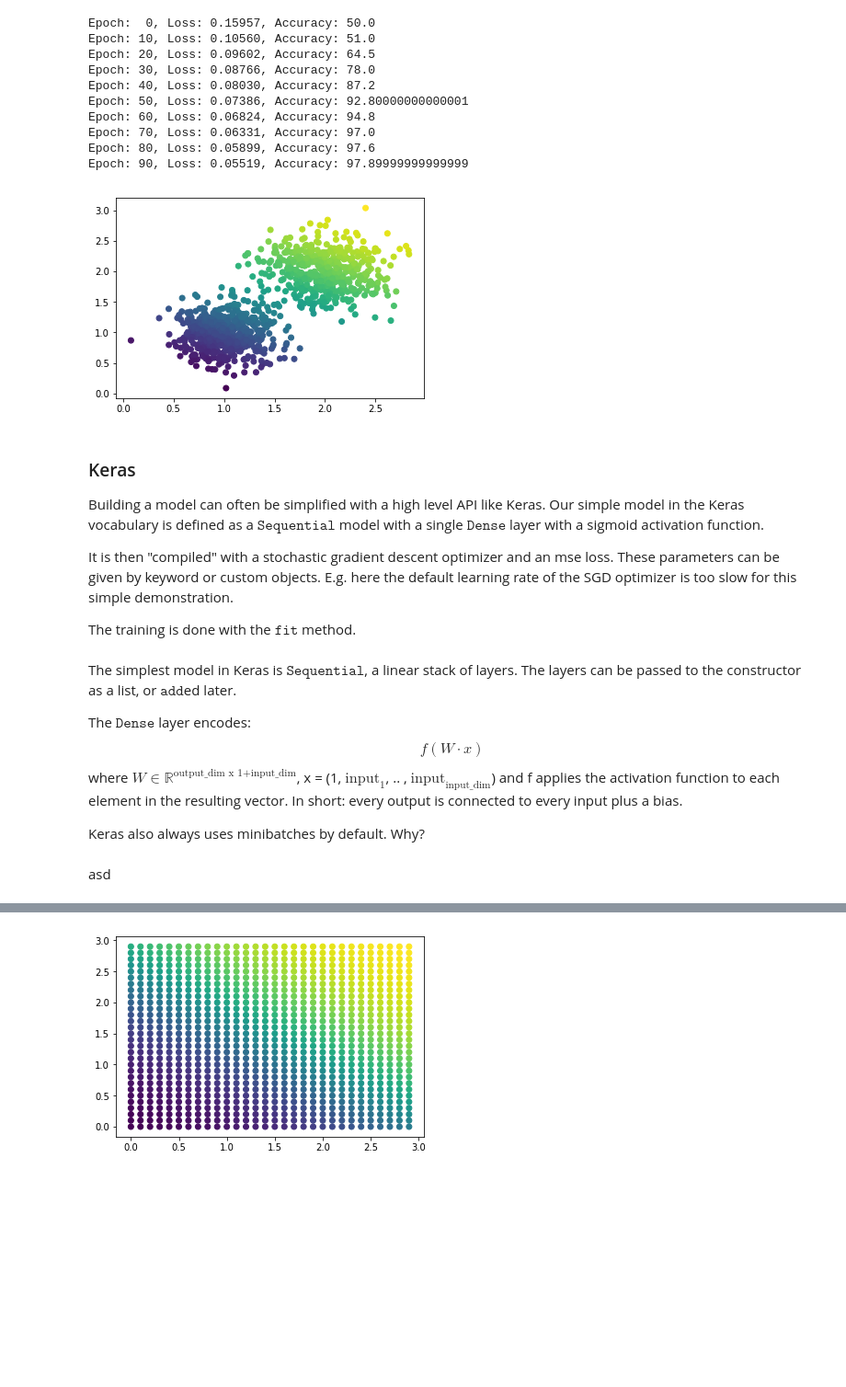
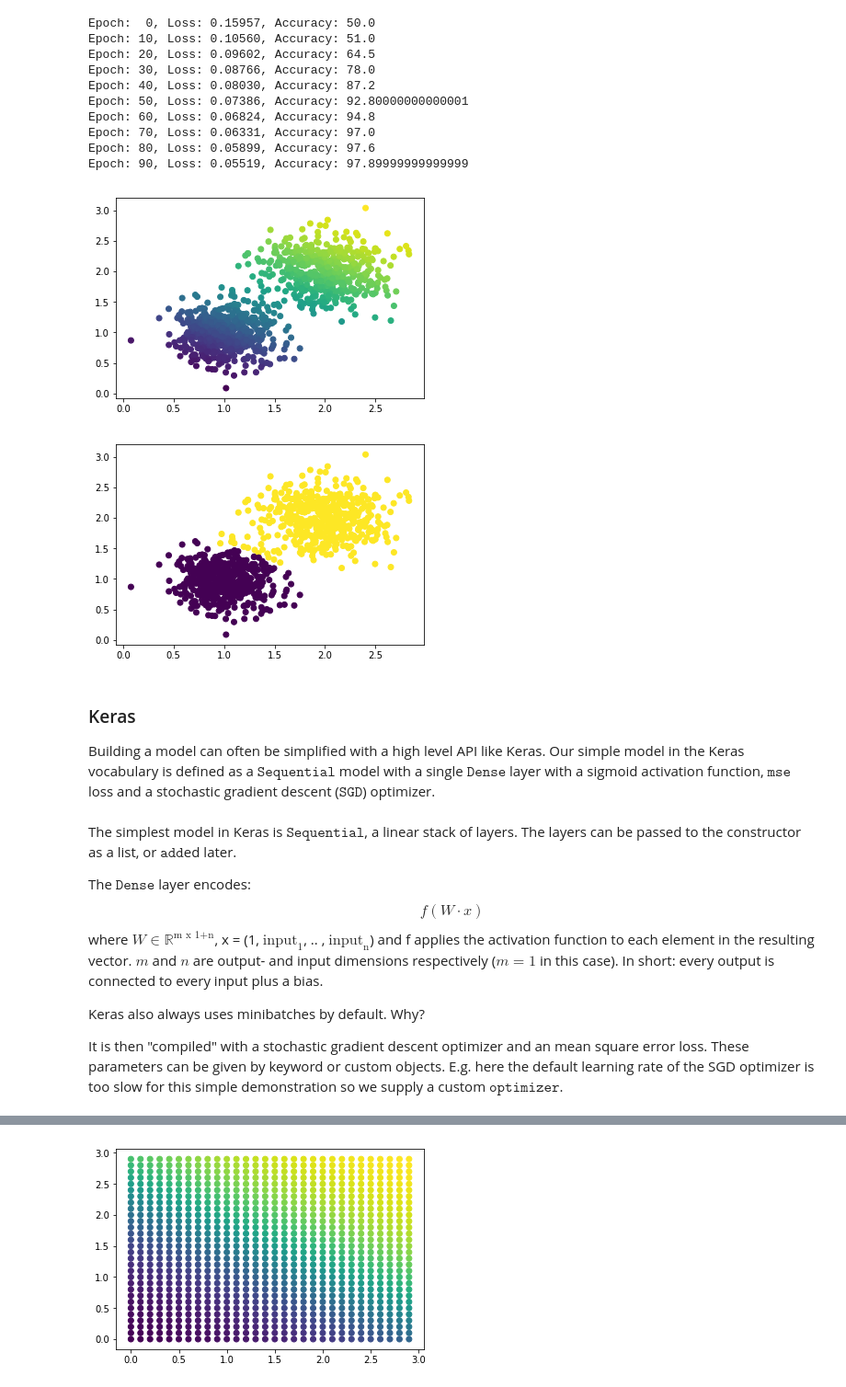
Before and after one commit to Markus-Goetz/gks-2019, a Jupyter notebook: 1_logistic_regression.ipynb, the cells around one changed output, grey strips where cells are left out. Shown at 92% size. Drawn from its saved outputs; the diff is of its cells as text; code cells hidden in the pictures; blank space fills up the shorter version.

Commit message:
finished text and docstrings for lr for now

```diff
--- a/1_logistic_regression.ipynb
+++ b/1_logistic_regression.ipynb
@@ -105,15 +140,28 @@ $$ \nabla = (y(\vec{x}) - y_{\textrm{label}}) \cdot y(\vec{x})^2 \cdot \textrm{e
 
 where the weight vector is $\vec{w}$ with the bias $w_0$.
 # %%
-def lr_loss(weights, x, labels):
-    """Return the loss and the gradient with respect to the weights."""
+def lr_loss(weights, x, label):
+    """Return the loss and the gradient with respect to the weights.
+
+    Parameters
+    ----------
+    weights : weights of the model to be learned, where weights[0] is the bias
+    x : single input sample, x[0] is assumed to be 1
+    label : label belonging to x
+
+    Returns
+    -----------
+    loss : mean square error loss for a single sample
+    gradient : np.array([weights.shape])
+        gradient of loss with respect to labels
+    """
     loss = 0.
     features = x.shape[0]
 
     y = lr_predict(weights, x)
 
-    loss = (y - labels) ** 2 / 2
-    gradient = (y - labels) * y ** 2 * np.exp(-np.dot(weights, x)) * x
+    loss = (y - label) ** 2 / 2
+    gradient = (y - label) * y ** 2 * np.exp(-np.dot(weights, x)) * x
 
     return loss, gradient
 
@@ -172,15 +220,12 @@ Epoch: 90, Loss: 0.05519, Accuracy: 97.89999999999999
 # %%
 ones = np.ones((data.shape[0], 1,))
 plot_data(data, lr_predict(weights, np.hstack([ones, data])))
+plot_data(data, np.around(lr_predict(weights, np.hstack([ones, data]))))
 # %% [output]
 [figure]
+[figure, added]
 # %% [markdown]
 ### Keras
 Building a model can often be simplified with a high level API like Keras.
 Our simple model in the Keras vocabulary is defined as a $\texttt{Sequential}$ model with a single $\texttt{Dense}$ layer
-with a sigmoid activation function.
-
-It is then "compiled" with a stochastic gradient descent optimizer and an mse loss.
-These parameters can be given by keyword or custom objects. E.g. here the default learning rate of the SGD optimizer is too slow for this simple demonstration.
-
-The training is done with the $\texttt{fit}$ method.
+with a sigmoid activation function, $\texttt{mse}$ loss and a stochastic gradient descent ($\texttt{SGD}$) optimizer.
@@ -189,7 +238,11 @@ The simplest model in Keras is $\texttt{Sequential}$, a linear stack of layers.
 
 The $\texttt{Dense}$ layer encodes:
 $$ f(W \cdot x)$$
-where $W \in \mathbb{R}^{\text{output_dim x 1+input_dim}}$, x = (1, $\textrm{input}_1$, .. , $\textrm{input}_{\textrm{input_dim}}$) and f applies the activation function to each element in the resulting vector.
+where $W \in \mathbb{R}^{\text{m x 1+n}}$, x = (1, $\textrm{input}_1$, .. , $\textrm{input}_{\textrm{n}}$) and f applies the activation function to each element in the resulting vector.
+$m$ and $n$ are output- and input dimensions respectively ($m = 1$ in this case).
 In short: every output is connected to every input plus a bias.
 
 Keras also always uses minibatches by default. Why?
+
+It is then "compiled" with a stochastic gradient descent optimizer and an mean square error loss.
+These parameters can be given by keyword or custom objects. E.g. here the default learning rate of the SGD optimizer is too slow for this simple demonstration so we supply a custom $\texttt{optimizer}$.
@@ -200,4 +249,2 @@ from keras.optimizers import SGD
-# %% [markdown]
-asd
 # %%
 def build_model(data):
```
Also changed, not shown: parts of 25 cells of this notebook.
